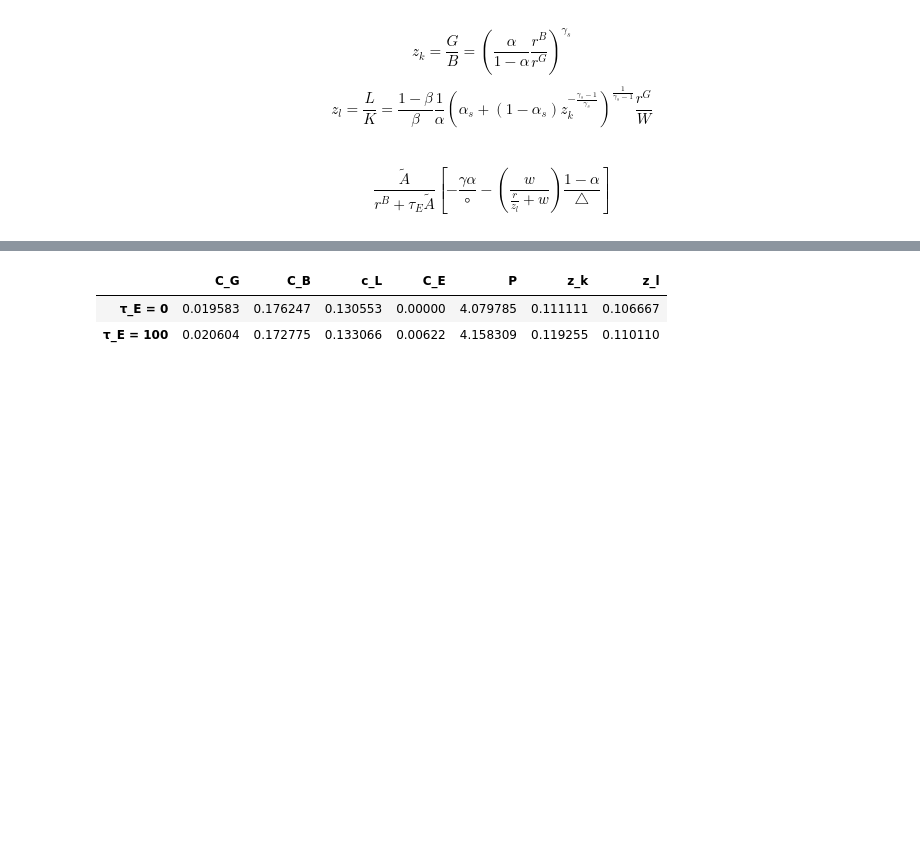
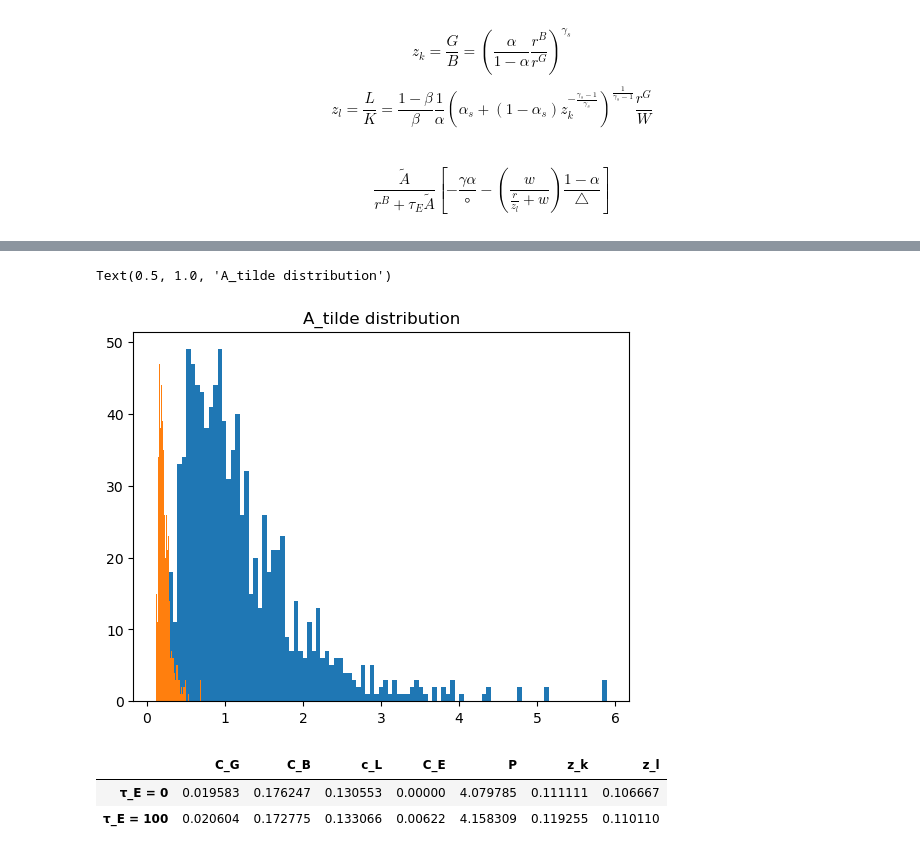
Before and after one commit to mortezaaghajanzadeh/Resource-Reallocation, a Jupyter notebook: code/test.ipynb, the cells around one changed output, grey strips where cells are left out. Saved outputs shown, nothing was run; the diff lists cells and outputs as text; code cells hidden in the pictures; blank space fills up the shorter version.

```diff
--- a/code/test.ipynb
+++ b/code/test.ipynb
@@ -91,3 +164,14 @@ df
+# %%
+test = np.random.lognormal(mean=0,sigma=.6,size=1000)
+A_tilde_vector = (1 + test) * 0.1
+#hist plot
+plt.figure()
+plt.hist(test,bins=100)
+plt.hist(A_tilde_vector,bins=100)
+plt.title("A_tilde distribution")
+# %% [output]
+Text(0.5, 1.0, 'A_tilde distribution')
+[figure, added]
 # %%
 τ_E = 100
 z_k,z_l = optimal_ratios(parameters,τ_E)
```
Also changed, not shown: parts of 3 cells of this notebook, 25 other files.
